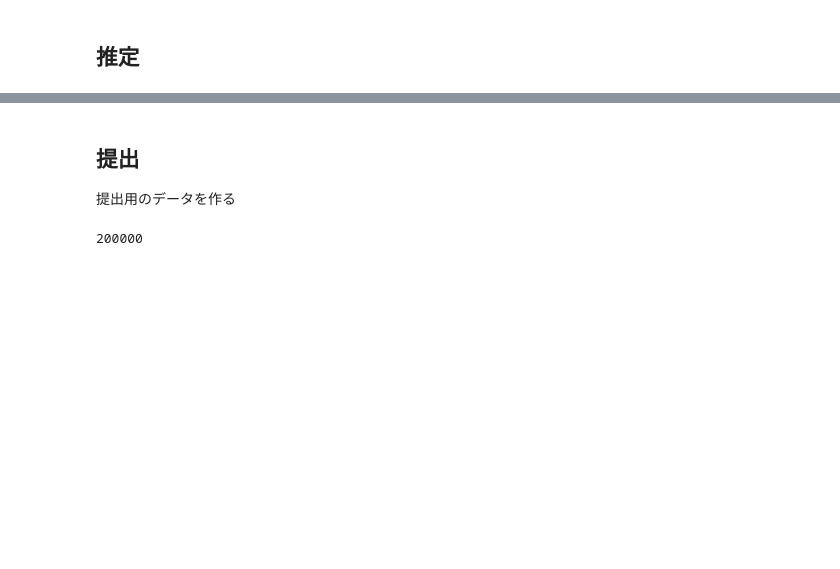
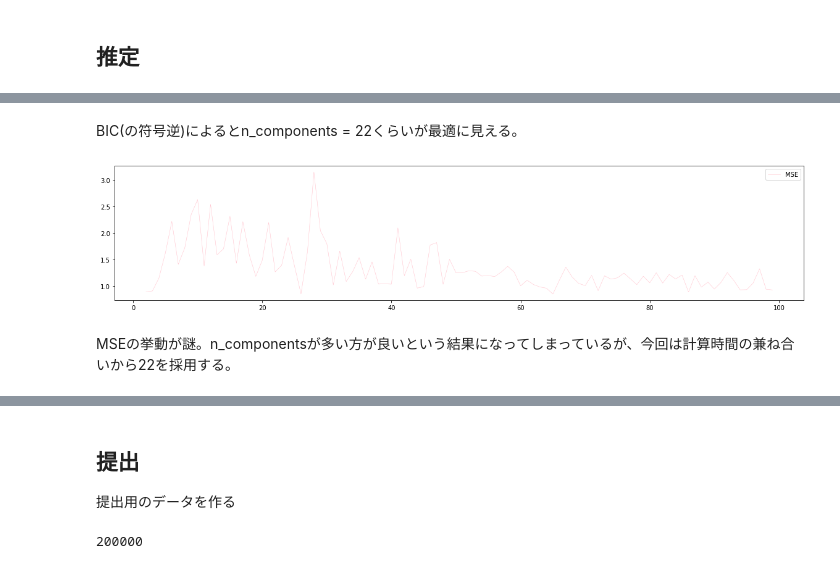
Before and after one commit to ryuji-hashimoto0110/Kaggle, a Jupyter notebook: tabular-playground-series-jan-2021/Regression.ipynb, the cells around one changed output, grey strips where cells are left out. Cells and saved outputs as stored; diff of their text form; code cells hidden in the pictures; blank space fills up the shorter version.

```diff
--- a/tabular-playground-series-jan-2021/Regression.ipynb
+++ b/tabular-playground-series-jan-2021/Regression.ipynb
@@ -182,0 +222,12 @@ y = gmm.predict(x_axis, valid_X) # 条件付き確率分布(列番号x_axisま
+# %% [markdown]
+BIC(の符号逆)によるとn_components = 22くらいが最適に見える。
+# %%
+plt.figure(figsize = (20,4))
+x = np.arange(2,100)
+plt.plot(x, MSE, linestyle = '-', color = 'pink', linewidth = 0.5, label = 'MSE')
+plt.legend(loc = 'upper right')
+plt.show()
+# %% [output]
+[figure, added]
+# %% [markdown]
+MSEの挙動が謎。n_componentsが多い方が良いという結果になってしまっているが、今回は計算時間の兼ね合いから22を採用する。
```
Also changed, not shown: parts of 13 cells of this notebook.
